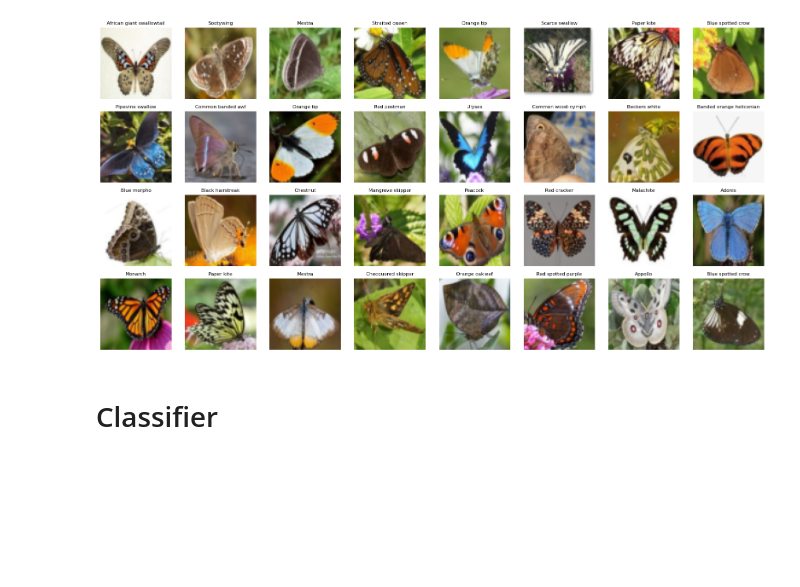
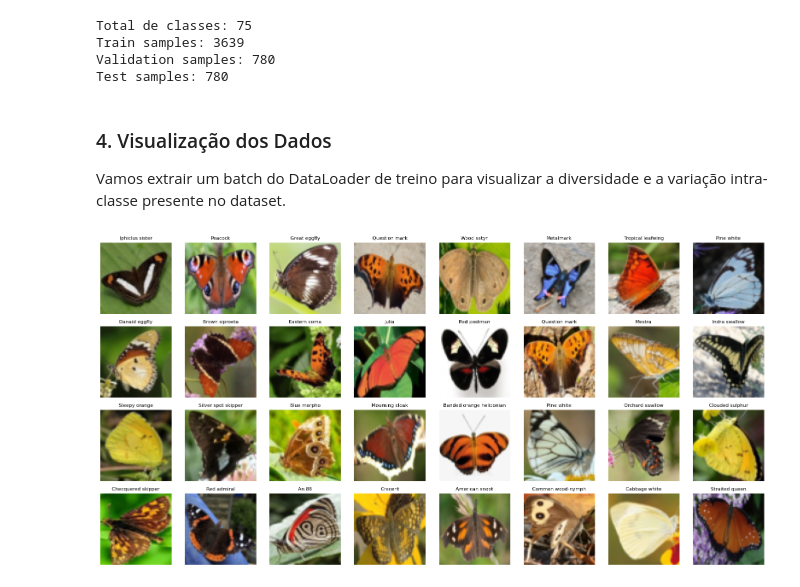
Before and after one commit to Roman-elli/master-projects, a Jupyter notebook: advanced-machine-learning-2/src/note.ipynb, the cells around one changed output. Cells and saved outputs as stored; diff of their text form; code cells hidden in the pictures; blank space fills up the shorter version.

Commit message:
finish cnn training

```diff
--- a/advanced-machine-learning-2/src/note.ipynb
+++ b/advanced-machine-learning-2/src/note.ipynb
@@ -22,13 +39,27 @@ importlib.reload(classifier)
 # %%
-# load the data
+# Load the data
 df = pd.read_csv(cfg.LABELS_PATH)
 
-# preprocessing
+# Preprocessing: Inicialmente mantemos transforms básicos
 data_transform = transforms.Compose([
     transforms.Resize((cfg.IMAGE_SIZE, cfg.IMAGE_SIZE)),
     transforms.ToTensor()
 ])
 
-# encapsulate data into dataloader form
-dataset = dl.ButterflyDataset(df=df, img_dir=cfg.TRAIN_IMG_DIR, transform=data_transform)
-dataloader = data.DataLoader(dataset, batch_size=cfg.BATCH_SIZE, shuffle=True)
+# Stratified Split
+train_df, val_df, test_df = dl.get_stratified_splits(
+    df,
+    test_size=cfg.TEST_SIZE,
+    val_size=cfg.VAL_SIZE,
+    random_state=cfg.RANDOM_SEED
+)
+
+# Instantiate Datasets
+train_dataset = dl.ButterflyDataset(df=train_df, img_dir=cfg.TRAIN_IMG_DIR, transform=data_transform)
+val_dataset = dl.ButterflyDataset(df=val_df, img_dir=cfg.TRAIN_IMG_DIR, transform=data_transform)
+test_dataset = dl.ButterflyDataset(df=test_df, img_dir=cfg.TRAIN_IMG_DIR, transform=data_transform)
+
+# Instantiate DataLoaders
+train_loader = data.DataLoader(train_dataset, batch_size=cfg.BATCH_SIZE, shuffle=True)
+val_loader = data.DataLoader(val_dataset, batch_size=cfg.BATCH_SIZE, shuffle=False)
+test_loader = data.DataLoader(test_dataset, batch_size=cfg.BATCH_SIZE, shuffle=False)
@@ -41,21 +69,57 @@ Number of classes: 75
+# %%
+import seaborn as sns
+import matplotlib.pyplot as plt
+
+print(f"Total de classes: {len(train_dataset.classes)}")
+print(f"Train samples: {len(train_dataset)}")
+print(f"Validation samples: {len(val_dataset)}")
+print(f"Test samples: {len(test_dataset)}")
+
+# Análise de Balanceamento (Usando o DataFrame de treino criado no split)
+class_counts = train_df['label'].value_counts()
+
+print(f"\nMáximo de imagens em uma classe: {class_counts.max()}")
+print(f"Mínimo de imagens em uma classe: {class_counts.min()}")
+print(f"Média de imagens por classe: {class_counts.mean():.2f}")
+
+# Plot da distribuição
+plt.figure(figsize=(18, 6))
+sns.barplot(x=class_counts.index, y=class_counts.values, palette="viridis")
+plt.title("Distribuição das Classes no Conjunto de Treinamento", fontsize=14)
+plt.xlabel("Classes (Borboletas)", fontsize=12)
+plt.ylabel("Número de Amostras", fontsize=12)
+plt.xticks(rotation=90, fontsize=8)
+plt.tight_layout()
+
+dist_plot_path = cfg.PLOTS_DIR / 'class_distribution.png'
+plt.savefig(dist_plot_path, dpi=300)
+plt.show()
+
+print(f"Gráfico de distribuição salvo em: {dist_plot_path}")
+# %% [output]
+Total de classes: 75
+Train samples: 3639
+Validation samples: 780
+Test samples: 780
+# %% [markdown]
+### 4. Visualização dos Dados
+Vamos extrair um batch do DataLoader de treino para visualizar a diversidade e a variação intra-classe presente no dataset.
 # %%
-# Get a batch of images from the dataloader
-images, labels = next(iter(dataloader))
+# Get a batch of images from the train dataloader
+images, labels = next(iter(train_loader))
 
 fig, axes = plt.subplots(4, 8, figsize=(16, 8))
 axes = axes.flatten()
 
 for i, img in enumerate(images):
     img = img.permute(1, 2, 0).numpy()
     label_idx = labels[i].item()
-    label_name = dataset.classes[label_idx]
+    label_name = train_dataset.classes[label_idx]
     axes[i].imshow(img)
     axes[i].set_title(label_name.capitalize(), fontsize=8)
     axes[i].axis('off')
 
 plt.tight_layout()
 plt.show()
 # %% [output]
-[figure, old version]
+[figure, new version]
-# %% [markdown]
-# Classifier
```
Also changed, not shown: parts of 10 cells of this notebook, 6 other files.
